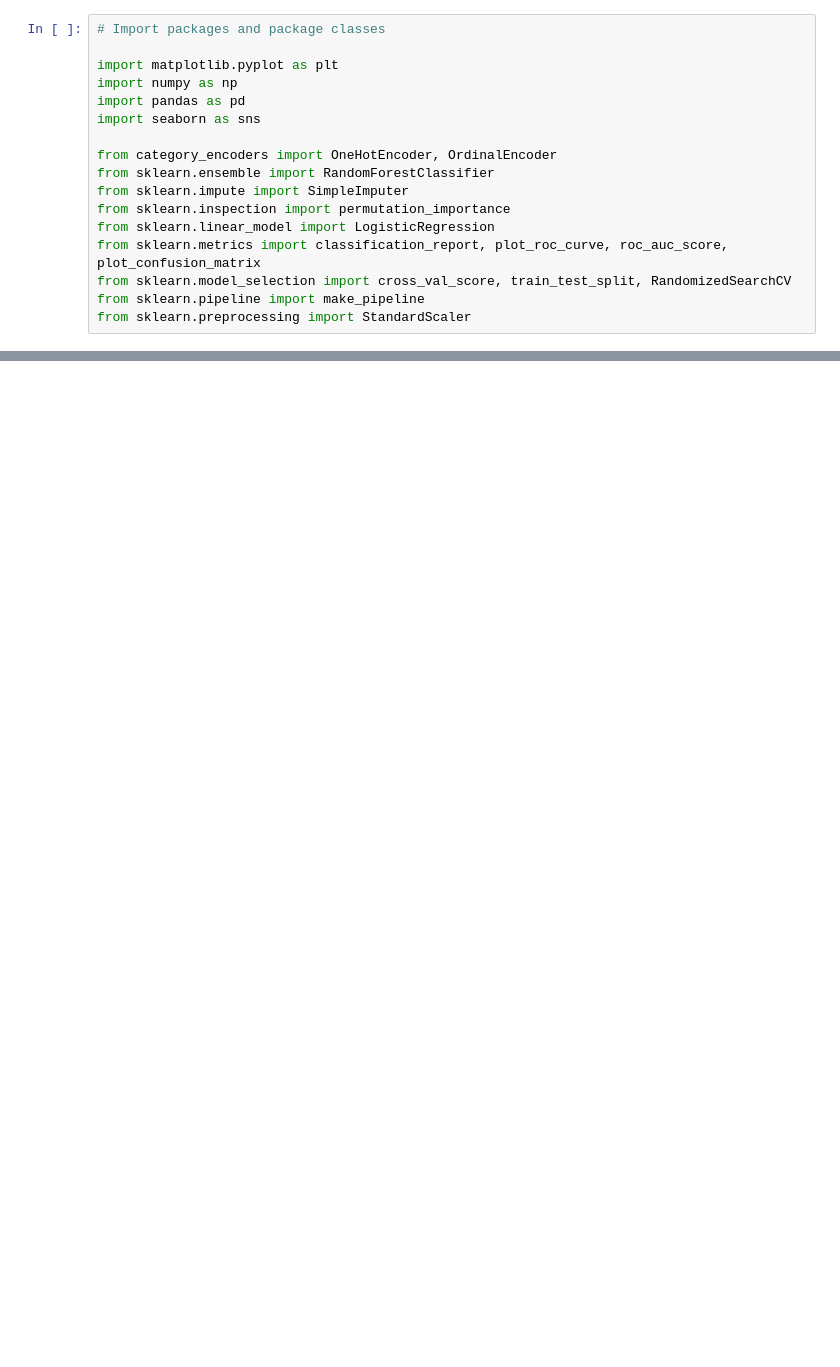
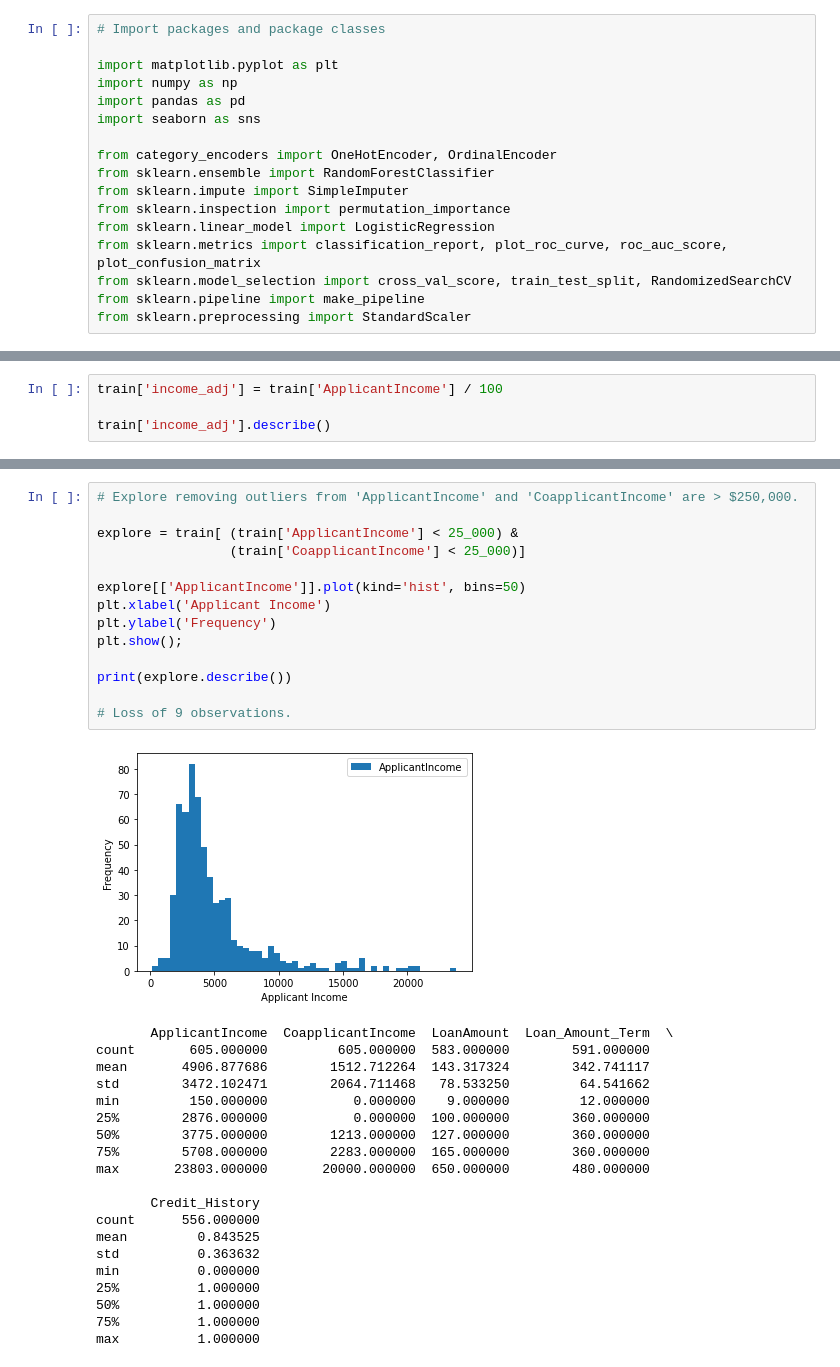
Before and after one commit to Frank-Howd/DS-Unit-2-Applied-Modeling, a Jupyter notebook: module4-model-interpretation/Final Unit-2 Project .ipynb, the cells around one changed output, grey strips where cells are left out. Cells and saved outputs as stored; diff of their text form; blank space fills up the shorter version.

```diff
--- a/module4-model-interpretation/Final Unit-2 Project .ipynb
+++ b/module4-model-interpretation/Final Unit-2 Project .ipynb
@@ -53,0 +187,4 @@ train.head()
+# %%
+train['income_adj'] = train['ApplicantIncome'] / 100
+
+train['income_adj'].describe()
@@ -53,0 +201,35 @@ train.head()
+# %%
+# Explore removing outliers from 'ApplicantIncome' and 'CoapplicantIncome' are > $250,000.
+
+explore = train[ (train['ApplicantIncome'] < 25_000) &
+                 (train['CoapplicantIncome'] < 25_000)]
+
+explore[['ApplicantIncome']].plot(kind='hist', bins=50)
+plt.xlabel('Applicant Income')
+plt.ylabel('Frequency')
+plt.show();
+
+print(explore.describe())
+
+# Loss of 9 observations.
+# %% [output]
+[figure, added]
+       ApplicantIncome  CoapplicantIncome  LoanAmount  Loan_Amount_Term  \
+count       605.000000         605.000000  583.000000        591.000000
+mean       4906.877686        1512.712264  143.317324        342.741117
+std        3472.102471        2064.711468   78.533250         64.541662
+min         150.000000           0.000000    9.000000         12.000000
+25%        2876.000000           0.000000  100.000000        360.000000
+50%        3775.000000        1213.000000  127.000000        360.000000
+75%        5708.000000        2283.000000  165.000000        360.000000
+max       23803.000000       20000.000000  650.000000        480.000000
+
+       Credit_History
+count      556.000000
+mean         0.843525
+std          0.363632
+min          0.000000
+25%          1.000000
+50%          1.000000
+75%          1.000000
+max          1.000000
```
Also changed, not shown: parts of 41 cells of this notebook, 1 other file.
